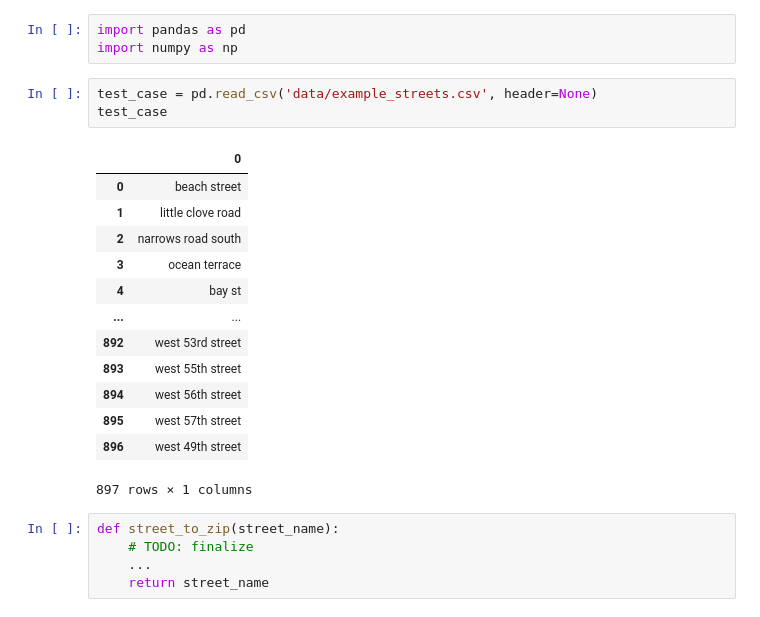
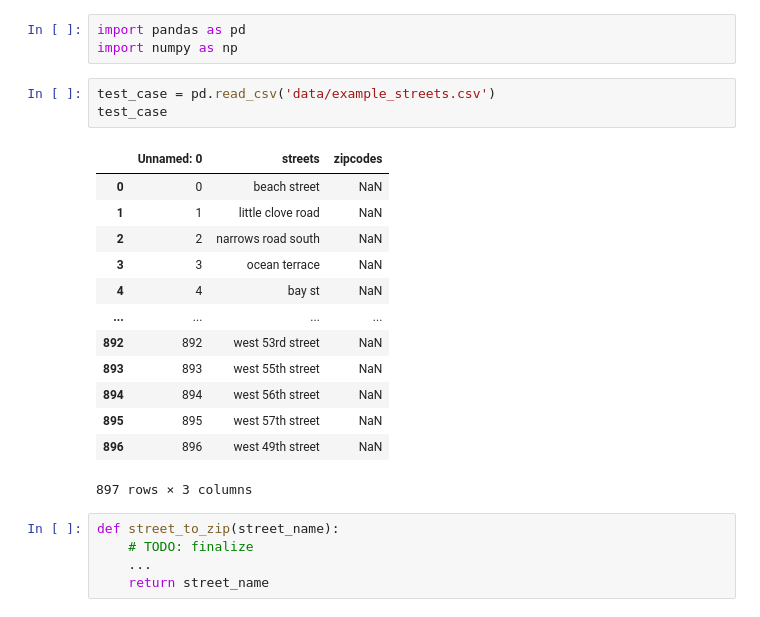
Before and after one commit to KoraSHughes/LifeLane, a Jupyter notebook: StreetZip.ipynb, the cells around one changed output. Cells and saved outputs as stored; diff of their text form.

Commit message:
Adding Zipcode column for manual entry

```diff
--- a/StreetZip.ipynb
+++ b/StreetZip.ipynb
@@ -5,23 +5,23 @@ Converting NYC Street names to Zip Codes
 # %%
 import pandas as pd
 import numpy as np
-# %%
-test_case = pd.read_csv('data/example_streets.csv', header=None)
-test_case
-# %% [output]
-|  | 0 |
-| 0 | beach street |
-| 1 | little clove road |
-| 2 | narrows road south |
-| 3 | ocean terrace |
-| 4 | bay st |
-| ... | ... |
-| 892 | west 53rd street |
-| 893 | west 55th street |
-| 894 | west 56th street |
-| 895 | west 57th street |
-| 896 | west 49th street |
-897 rows × 1 columns
+# %%
+test_case = pd.read_csv('data/example_streets.csv')
+test_case
+# %% [output]
+|  | Unnamed: 0 | streets | zipcodes |
+| 0 | 0 | beach street | NaN |
+| 1 | 1 | little clove road | NaN |
+| 2 | 2 | narrows road south | NaN |
+| 3 | 3 | ocean terrace | NaN |
+| 4 | 4 | bay st | NaN |
+| ... | ... | ... | ... |
+| 892 | 892 | west 53rd street | NaN |
+| 893 | 893 | west 55th street | NaN |
+| 894 | 894 | west 56th street | NaN |
+| 895 | 895 | west 57th street | NaN |
+| 896 | 896 | west 49th street | NaN |
+897 rows × 3 columns
 # %%
 def street_to_zip(street_name):
     # TODO: finalize
```
Also changed, not shown: parts of 2 cells of this notebook, 2 other files.
